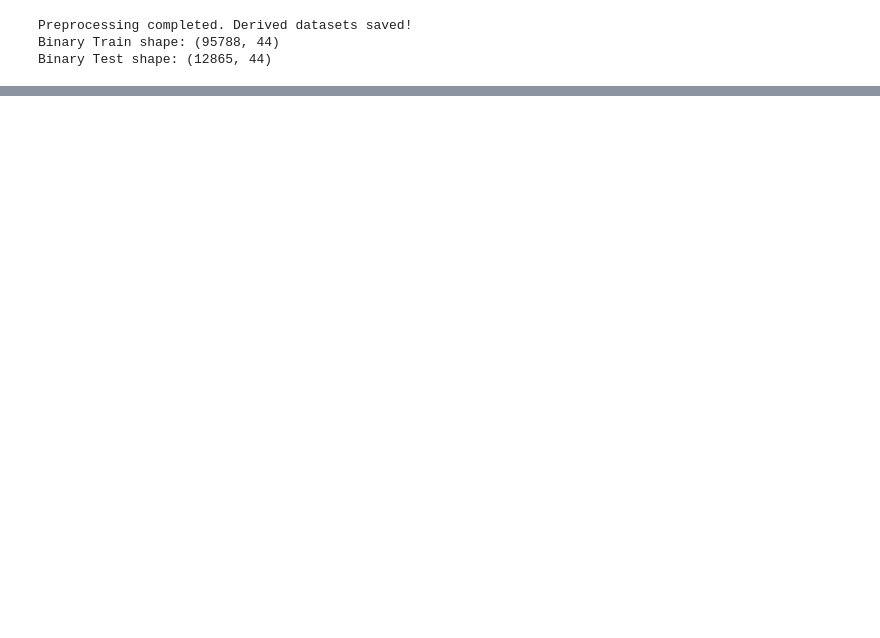
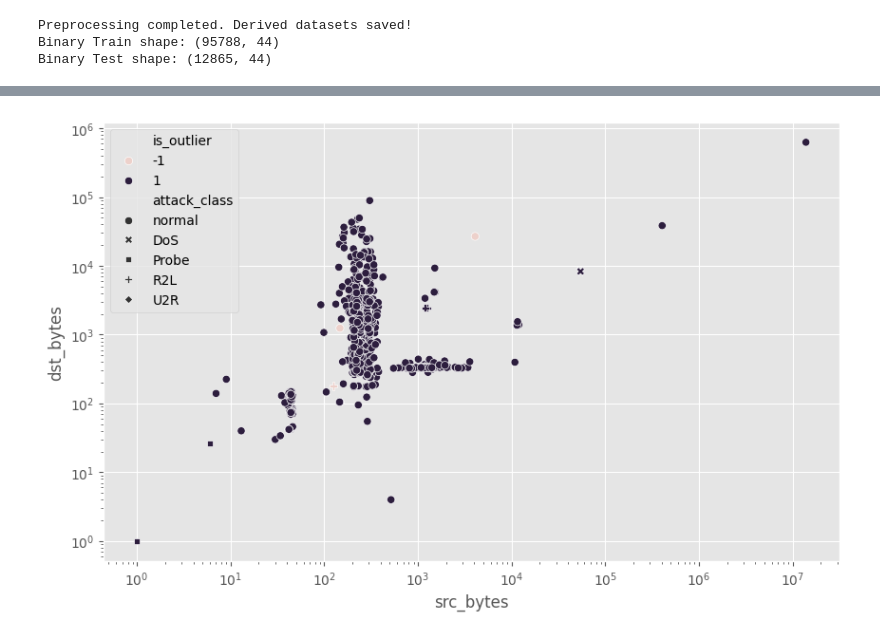
Before and after one commit to mailech/SentinelNet-AI-Powered-Network-Intrusion-Detection-System-, a Jupyter notebook: notebooks/02_feature_engineering.ipynb, the cells around one changed output, grey strips where cells are left out. Cells and saved outputs as stored; diff of their text form; code cells hidden in the pictures; blank space fills up the shorter version.

```diff
--- a/notebooks/02_feature_engineering.ipynb
+++ b/notebooks/02_feature_engineering.ipynb
@@ -360,0 +525,13 @@ weighted avg       1.00      1.00      1.00     12865
+# %%
+def clean_outliers_isolation_forest(df,contamination = 0.01):
+    iso_df  = df[numerical_features].copy()
+
+    clf = IsolationForest(max_samples='auto',contamination = contamination, random_state = 42)
+
+    outliers = clf.fit_predict(iso_df)
+
+    n_outliers = (outliers == -1).sum()
+    print(f"Identifies {n_outliers} Outlilers using the Isolation forest")
+
+    return outliers
+df_train['is_outlier'] = clean_outliers_isolation_forest(df_train)
@@ -360,0 +540,24 @@ weighted avg       1.00      1.00      1.00     12865
+# %%
+# Mapping Dictionary
+attack_mapping = {
+    'normal': 'normal',
+
+    # DoS
+    'back': 'DoS', 'land': 'DoS', 'neptune': 'DoS', 'pod': 'DoS', 'smurf': 'DoS', 'teardrop': 'DoS', 'mailbomb': 'DoS', 'apache2': 'DoS', 'processtable': 'DoS', 'udpstorm': 'DoS',
+
+    # Probe
+    'satan': 'Probe', 'ipsweep': 'Probe', 'nmap': 'Probe', 'portsweep': 'Probe', 'mscan': 'Probe', 'saint': 'Probe',
+
+    # R2L
+    'guess_passwd': 'R2L', 'ftp_write': 'R2L', 'imap': 'R2L', 'phf': 'R2L', 'multihop': 'R2L', 'warezmaster': 'R2L', 'warezclient': 'R2L', 'spy': 'R2L', 'xlock': 'R2L', 'xsnoop': 'R2L', 'snmpguess': 'R2L', 'snmpgetattack': 'R2L', 'httptunnel': 'R2L', 'sendmail': 'R2L', 'named': 'R2L',
+
+    # U2R
+    'buffer_overflow': 'U2R', 'loadmodule': 'U2R', 'perl': 'U2R', 'rootkit': 'U2R', 'ps': 'U2R', 'xterm': 'U2R', 'sqlattack': 'U2R'
+}
+
+# Apply mapping
+df_train['attack_class'] = df_train['label'].map(lambda x: attack_mapping.get(x, 'other'))
+df_test['attack_class'] = df_test['label'].map(lambda x: attack_mapping.get(x, 'other'))
+
+print("Training Class Distribution:")
+print(df_train['attack_class'].value_counts())
@@ -360,0 +573,8 @@ weighted avg       1.00      1.00      1.00     12865
+# %%
+plt.figure(figsize=(10,6))
+sns.scatterplot(data=df_train[::100], x = 'src_bytes', y = 'dst_bytes', hue='is_outlier', style='attack_class')
+plt.xscale('log')
+plt.yscale('log')
+plt.show()
+# %% [output]
+[figure, added]
```
Also changed, not shown: parts of 31 cells of this notebook.
